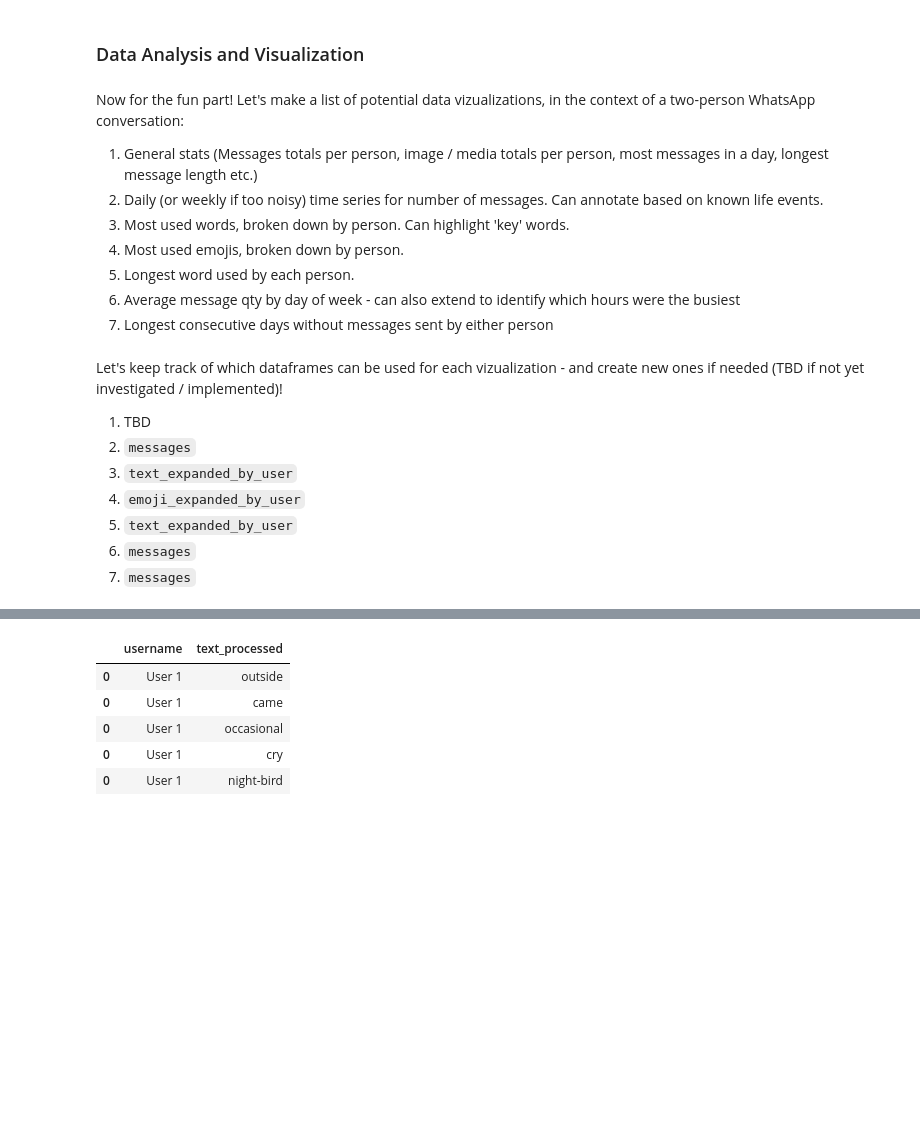
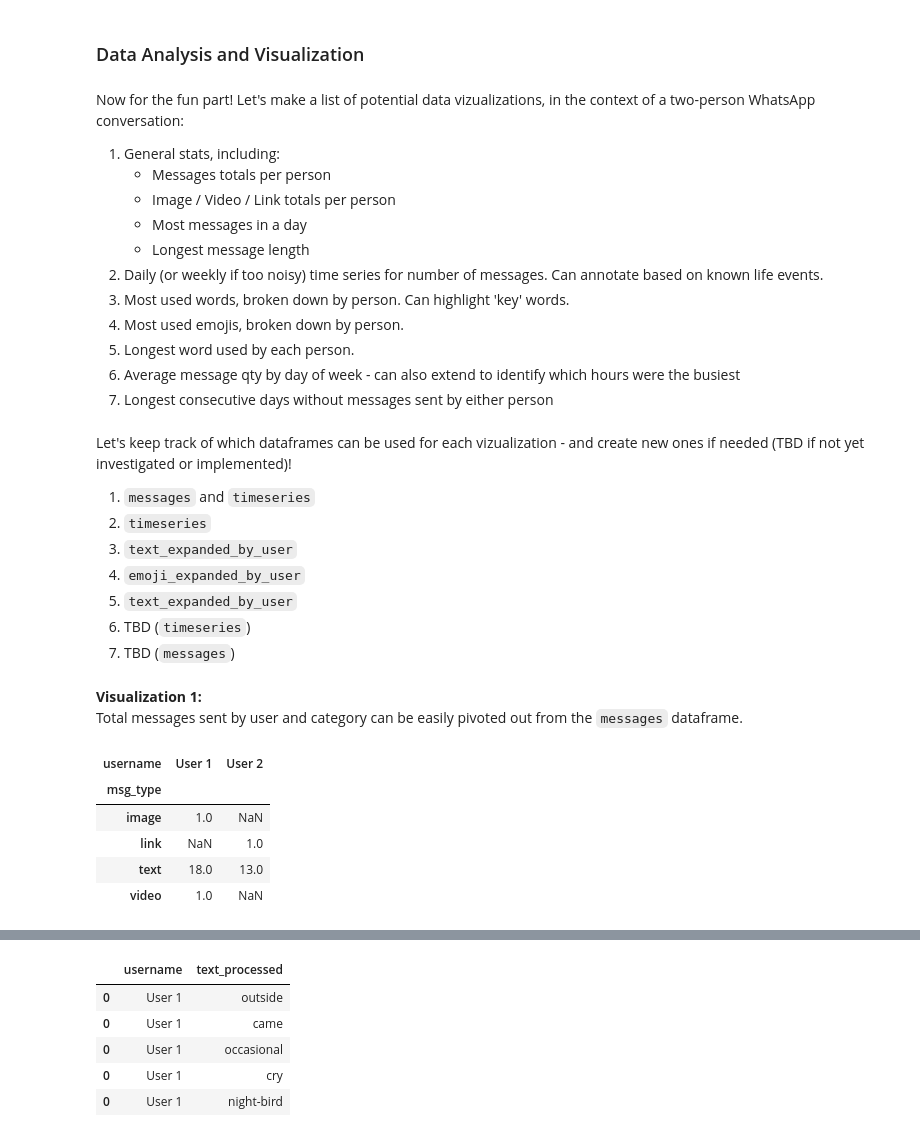
Before and after one commit to shenal-siri/WhatsApp-Chat-Viz, a Jupyter notebook: Chat-History-Prototyping.ipynb, the cells around one changed output, grey strips where cells are left out. Drawn from its saved outputs; the diff is of its cells as text; code cells hidden in the pictures; blank space fills up the shorter version.

```diff
--- a/Chat-History-Prototyping.ipynb
+++ b/Chat-History-Prototyping.ipynb
@@ -454,7 +454,11 @@ print(messages['text_processed'].iloc[-1])
 ### Data Analysis and Visualization
 # %% [markdown]
 Now for the fun part! Let's make a list of potential data vizualizations, in the context of a two-person WhatsApp conversation:
-1. General stats (Messages totals per person, image / media totals per person, most messages in a day, longest message length etc.)
+1. General stats, including:
+    - Messages totals per person
+    - Image / Video / Link totals per person
+    - Most messages in a day
+    - Longest message length
 2. Daily (or weekly if too noisy) time series for number of messages. Can annotate based on known life events.
 3. Most used words, broken down by person. Can highlight 'key' words.
 4. Most used emojis, broken down by person.
@@ -462,11 +466,23 @@ Now for the fun part! Let's make a list of potential data vizualizations, in the
 6. Average message qty by day of week - can also extend to identify which hours were the busiest
 7. Longest consecutive days without messages sent by either person
 # %% [markdown]
-Let's keep track of which dataframes can be used for each vizualization - and create new ones if needed (TBD if not yet investigated / implemented)!
-1. TBD
-2. `messages`
+Let's keep track of which dataframes can be used for each vizualization - and create new ones if needed (TBD if not yet investigated or implemented)!
+1. `messages` and `timeseries`
+2. `timeseries`
 3. `text_expanded_by_user`
 4. `emoji_expanded_by_user`
 5. `text_expanded_by_user`
-6. `messages`
-7. `messages`
+6. TBD (`timeseries`)
+7. TBD (`messages`)
+# %% [markdown]
+**Visualization 1:** <br>
+Total messages sent by user and category can be easily pivoted out from the `messages` dataframe.
+# %%
+pd.pivot_table(messages, values='text_processed', index='msg_type', columns='username', aggfunc=len)
+# %% [output]
+| username | User 1 | User 2 |
+| msg_type |  |  |
+| image | 1.0 | NaN |
+| link | NaN | 1.0 |
+| text | 18.0 | 13.0 |
+| video | 1.0 | NaN |
```
Also changed, not shown: parts of 12 cells of this notebook.
